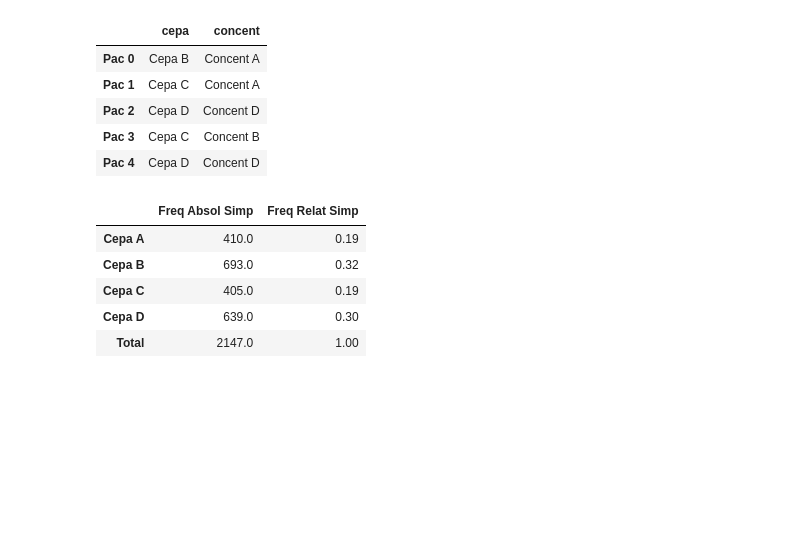
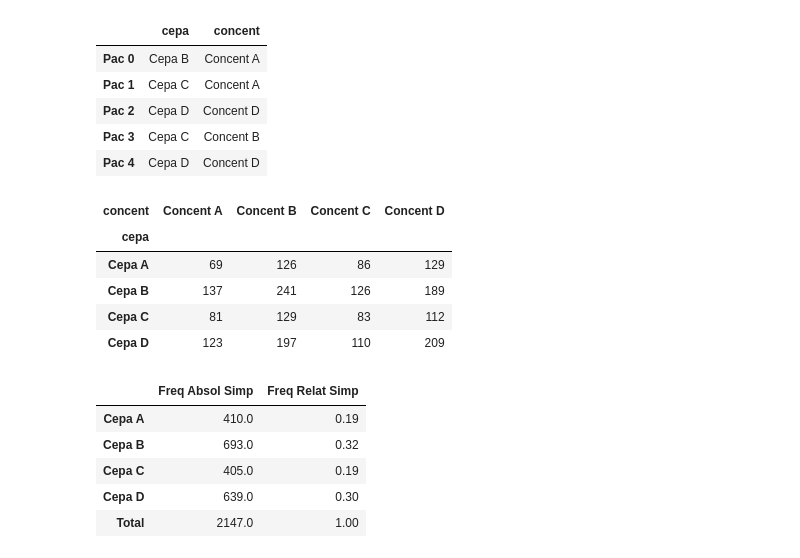
Before and after one commit to Laboratorio-de-Analise-de-Dados/disciplina_python_basico, a Jupyter notebook: dev/script/aulas/teóricas/13-Variáveis_Qualitativas_2026-03-29.ipynb, the cells around one changed output. Drawn from its saved outputs; the diff is of its cells as text; code cells hidden in the pictures; blank space fills up the shorter version.

```diff
--- a/dev/script/aulas/teóricas/13-Variáveis_Qualitativas_2026-03-29.ipynb
+++ b/dev/script/aulas/teóricas/13-Variáveis_Qualitativas_2026-03-29.ipynb
@@ -43,6 +43,15 @@ dados_nominal.head()
 | Pac 2 | Cepa D | Concent D |
 | Pac 3 | Cepa C | Concent B |
 | Pac 4 | Cepa D | Concent D |
+# %%
+pd.crosstab(dados_nominal['cepa'], dados_nominal['concent'])
+# %% [output]
+| concent | Concent A | Concent B | Concent C | Concent D |
+| cepa |  |  |  |  |
+| Cepa A | 69 | 126 | 86 | 129 |
+| Cepa B | 137 | 241 | 126 | 189 |
+| Cepa C | 81 | 129 | 83 | 112 |
+| Cepa D | 123 | 197 | 110 | 209 |
 # %%
 dados_nominal.value_counts("cepa").sort_index()
 df_nominal = dados_nominal["cepa"].value_counts().sort_index()
```
Also changed, not shown: 3 other files.
